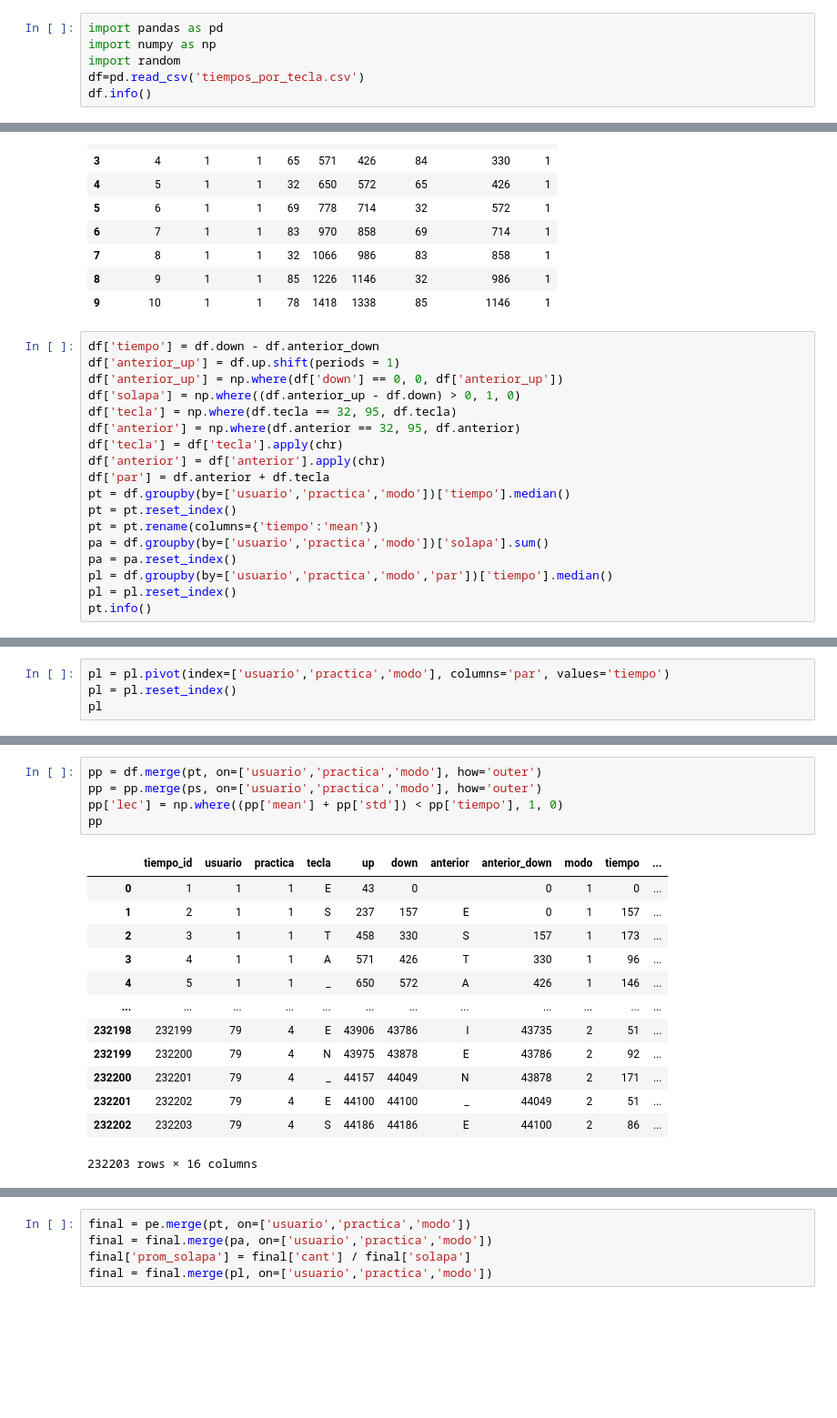
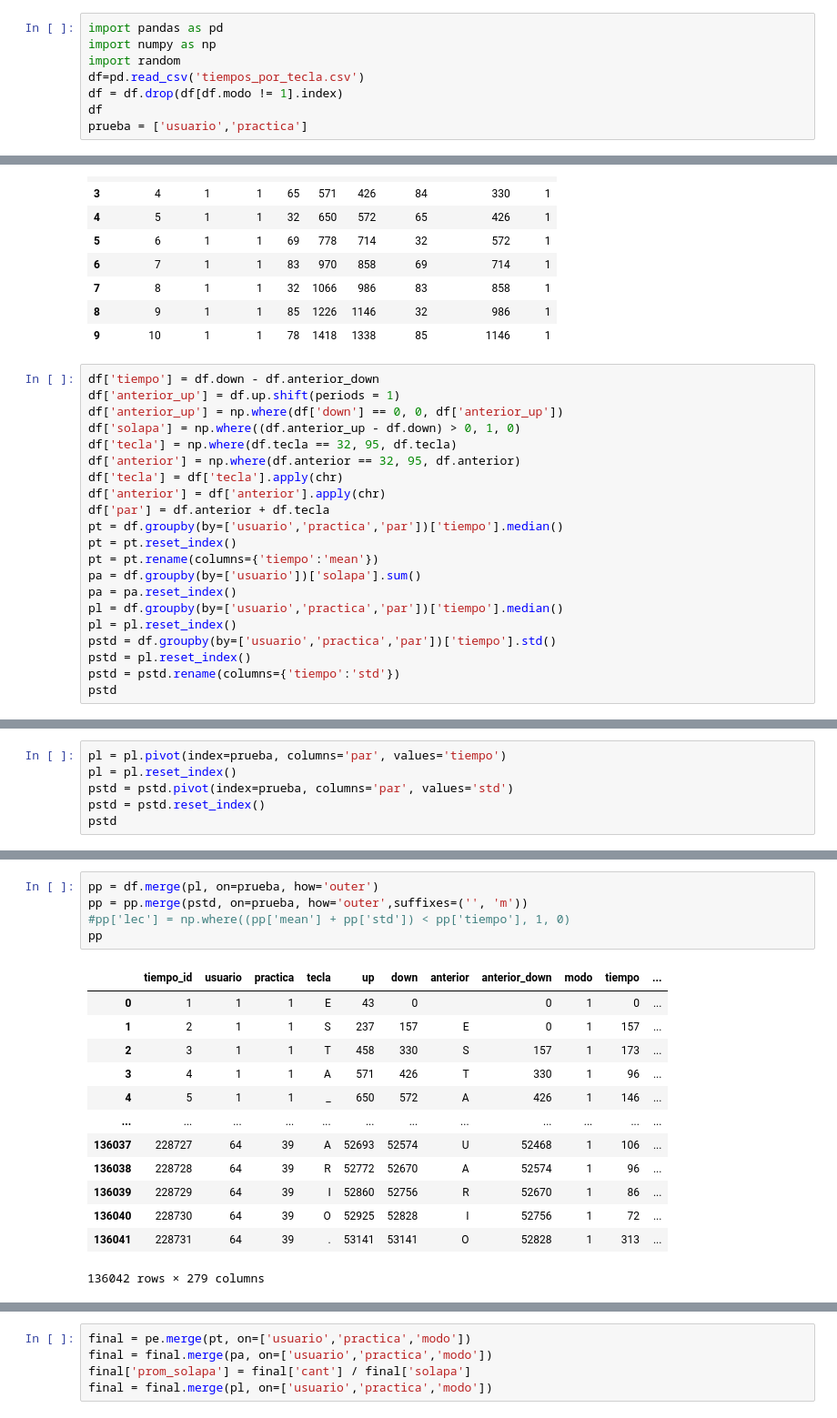
Before and after one commit to DiazEmi/second-factor, a Jupyter notebook: SSF.ipynb, the cells around one changed output, grey strips where cells are left out. Shown at 91% size. Saved outputs shown, nothing was run; the diff lists cells and outputs as text; blank space fills up the shorter version.

```diff
--- a/SSF.ipynb
+++ b/SSF.ipynb
@@ -3,4 +3,6 @@ import pandas as pd
 import numpy as np
 import random
 df=pd.read_csv('tiempos_por_tecla.csv')
-df.info()
+df = df.drop(df[df.modo != 1].index)
+df
+prueba = ['usuario','practica']
@@ -46,12 +31,15 @@ df['anterior'] = np.where(df.anterior == 32, 95, df.anterior)
 df['tecla'] = df['tecla'].apply(chr)
 df['anterior'] = df['anterior'].apply(chr)
 df['par'] = df.anterior + df.tecla
-pt = df.groupby(by=['usuario','practica','modo'])['tiempo'].median()
+pt = df.groupby(by=['usuario','practica','par'])['tiempo'].median()
 pt = pt.reset_index()
 pt = pt.rename(columns={'tiempo':'mean'})
-pa = df.groupby(by=['usuario','practica','modo'])['solapa'].sum()
+pa = df.groupby(by=['usuario'])['solapa'].sum()
 pa = pa.reset_index()
-pl = df.groupby(by=['usuario','practica','modo','par'])['tiempo'].median()
+pl = df.groupby(by=['usuario','practica','par'])['tiempo'].median()
 pl = pl.reset_index()
-pt.info()
+pstd = df.groupby(by=['usuario','practica','par'])['tiempo'].std()
+pstd = pl.reset_index()
+pstd = pstd.rename(columns={'tiempo':'std'})
+pstd
 # %% [output]
@@ -92,5 +75,7 @@ memory usage: 22.1+ MB
 # %%
-pl = pl.pivot(index=['usuario','practica','modo'], columns='par', values='tiempo')
+pl = pl.pivot(index=prueba, columns='par', values='tiempo')
 pl = pl.reset_index()
-pl
+pstd = pstd.pivot(index=prueba, columns='par', values='std')
+pstd = pstd.reset_index()
+pstd
 # %% [output]
@@ -145,19 +95,19 @@ pl
 # %%
-pp = df.merge(pt, on=['usuario','practica','modo'], how='outer')
-pp = pp.merge(ps, on=['usuario','practica','modo'], how='outer')
-pp['lec'] = np.where((pp['mean'] + pp['std']) < pp['tiempo'], 1, 0)
+pp = df.merge(pl, on=prueba, how='outer')
+pp = pp.merge(pstd, on=prueba, how='outer',suffixes=('', 'm'))
+#pp['lec'] = np.where((pp['mean'] + pp['std']) < pp['tiempo'], 1, 0)
 pp
 # %% [output]
 |  | tiempo_id | usuario | practica | tecla | up | down | anterior | anterior_down | modo | tiempo | ... |
 | 0 | 1 | 1 | 1 | E | 43 | 0 |  | 0 | 1 | 0 | ... |
 | 1 | 2 | 1 | 1 | S | 237 | 157 | E | 0 | 1 | 157 | ... |
 | 2 | 3 | 1 | 1 | T | 458 | 330 | S | 157 | 1 | 173 | ... |
 | 3 | 4 | 1 | 1 | A | 571 | 426 | T | 330 | 1 | 96 | ... |
 | 4 | 5 | 1 | 1 | _ | 650 | 572 | A | 426 | 1 | 146 | ... |
 | ... | ... | ... | ... | ... | ... | ... | ... | ... | ... | ... | ... |
-| 232198 | 232199 | 79 | 4 | E | 43906 | 43786 | I | 43735 | 2 | 51 | ... |
-| 232199 | 232200 | 79 | 4 | N | 43975 | 43878 | E | 43786 | 2 | 92 | ... |
-| 232200 | 232201 | 79 | 4 | _ | 44157 | 44049 | N | 43878 | 2 | 171 | ... |
-| 232201 | 232202 | 79 | 4 | E | 44100 | 44100 | _ | 44049 | 2 | 51 | ... |
-| 232202 | 232203 | 79 | 4 | S | 44186 | 44186 | E | 44100 | 2 | 86 | ... |
+| 136037 | 228727 | 64 | 39 | A | 52693 | 52574 | U | 52468 | 1 | 106 | ... |
+| 136038 | 228728 | 64 | 39 | R | 52772 | 52670 | A | 52574 | 1 | 96 | ... |
+| 136039 | 228729 | 64 | 39 | I | 52860 | 52756 | R | 52670 | 1 | 86 | ... |
+| 136040 | 228730 | 64 | 39 | O | 52925 | 52828 | I | 52756 | 1 | 72 | ... |
+| 136041 | 228731 | 64 | 39 | . | 53141 | 53141 | O | 52828 | 1 | 313 | ... |
-232203 rows × 16 columns
+136042 rows × 279 columns
```
Also changed, not shown: parts of 22 cells of this notebook.
